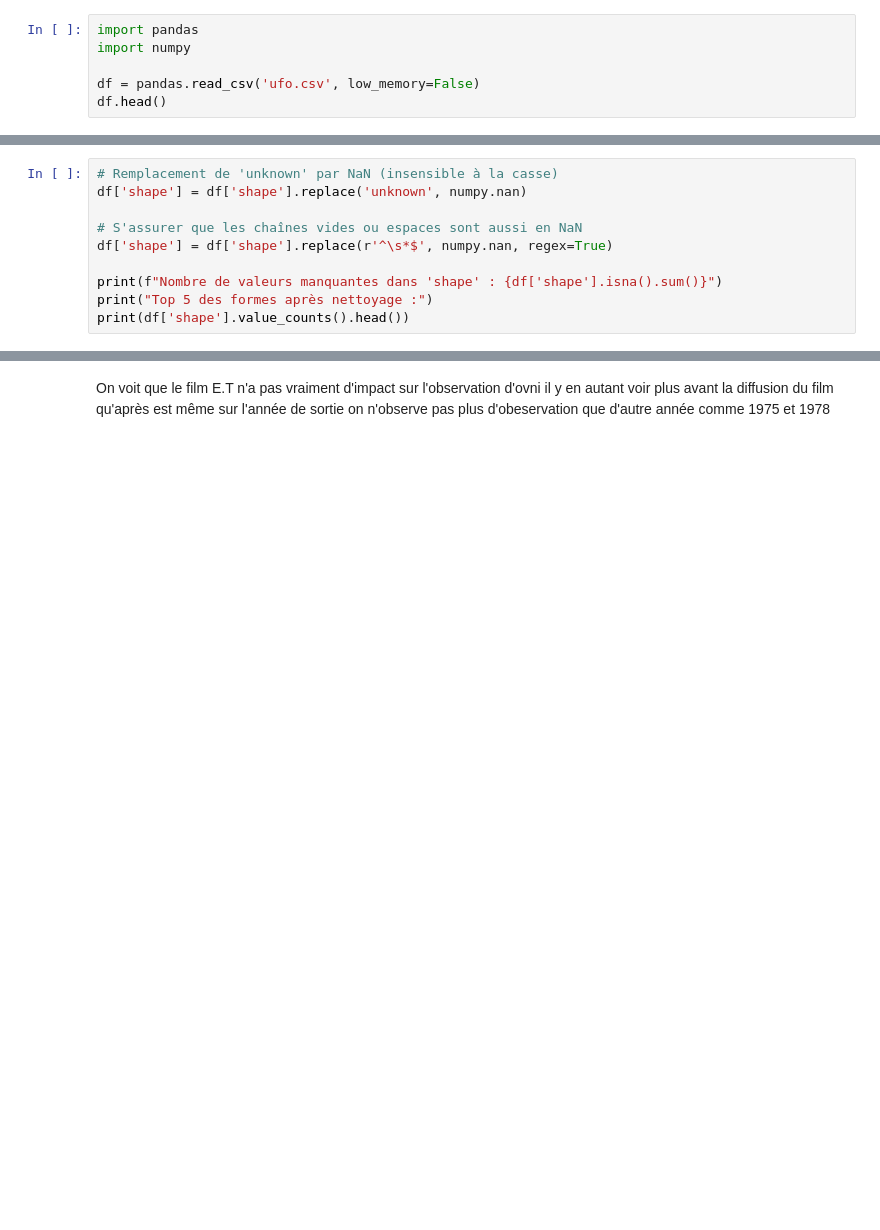
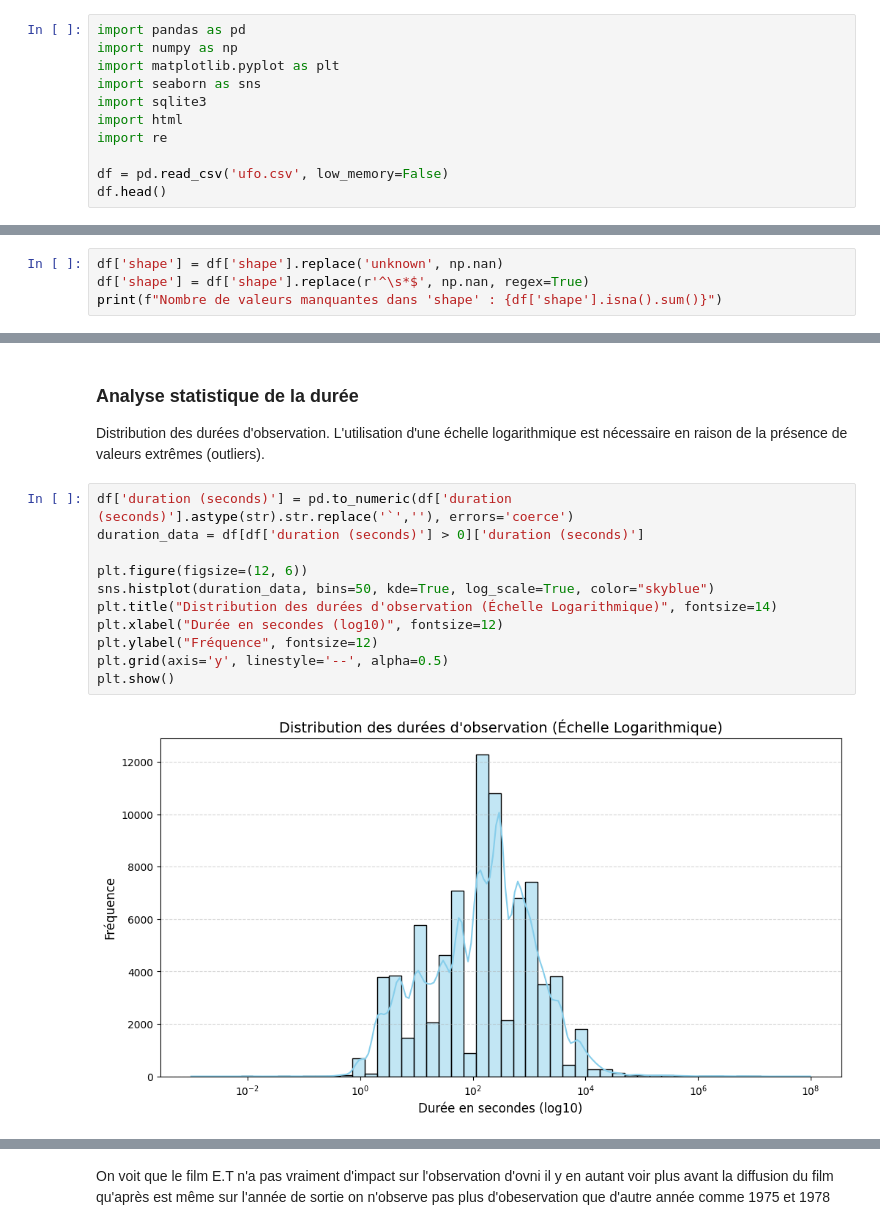
Before and after one commit to PolleEdouard/projet1_BigData, a Jupyter notebook: projet.ipynb, the cells around one changed output, grey strips where cells are left out. Cells and saved outputs as stored; diff of their text form; blank space fills up the shorter version.

```diff
--- a/projet.ipynb
+++ b/projet.ipynb
@@ -1,8 +19,13 @@
 # %%
-import pandas
-import numpy
+import pandas as pd
+import numpy as np
+import matplotlib.pyplot as plt
+import seaborn as sns
+import sqlite3
+import html
+import re
 
-df = pandas.read_csv('ufo.csv', low_memory=False)
+df = pd.read_csv('ufo.csv', low_memory=False)
 df.head()
 # %% [output]
 |  | datetime | city | state | country | shape | duration (seconds) | duration (hours/min) | comments | ... |
@@ -99,12 +126,6 @@ Nous convertissons les valeurs 'unknown' et les cases vides en `NaN` officiel po
 # %%
-# Remplacement de 'unknown' par NaN (insensible à la casse)
-df['shape'] = df['shape'].replace('unknown', numpy.nan)
-
-# S'assurer que les chaînes vides ou espaces sont aussi en NaN
-df['shape'] = df['shape'].replace(r'^\s*$', numpy.nan, regex=True)
-
+df['shape'] = df['shape'].replace('unknown', np.nan)
+df['shape'] = df['shape'].replace(r'^\s*$', np.nan, regex=True)
 print(f"Nombre de valeurs manquantes dans 'shape' : {df['shape'].isna().sum()}")
-print("Top 5 des formes après nettoyage :")
-print(df['shape'].value_counts().head())
 # %% [output]
 Nombre de valeurs manquantes dans 'shape' : 7516
@@ -180,0 +194,16 @@ SQLFile = df.to_sql("ufo", connexion, if_exists="replace", index=False)
+# %% [markdown]
+### Analyse statistique de la durée
+Distribution des durées d'observation. L'utilisation d'une échelle logarithmique est nécessaire en raison de la présence de valeurs extrêmes (outliers).
+# %%
+df['duration (seconds)'] = pd.to_numeric(df['duration (seconds)'].astype(str).str.replace('`',''), errors='coerce')
+duration_data = df[df['duration (seconds)'] > 0]['duration (seconds)']
+
+plt.figure(figsize=(12, 6))
+sns.histplot(duration_data, bins=50, kde=True, log_scale=True, color="skyblue")
+plt.title("Distribution des durées d'observation (Échelle Logarithmique)", fontsize=14)
+plt.xlabel("Durée en secondes (log10)", fontsize=12)
+plt.ylabel("Fréquence", fontsize=12)
+plt.grid(axis='y', linestyle='--', alpha=0.5)
+plt.show()
+# %% [output]
+[figure, added]
```
Also changed, not shown: parts of 28 cells of this notebook, 1 other file.
